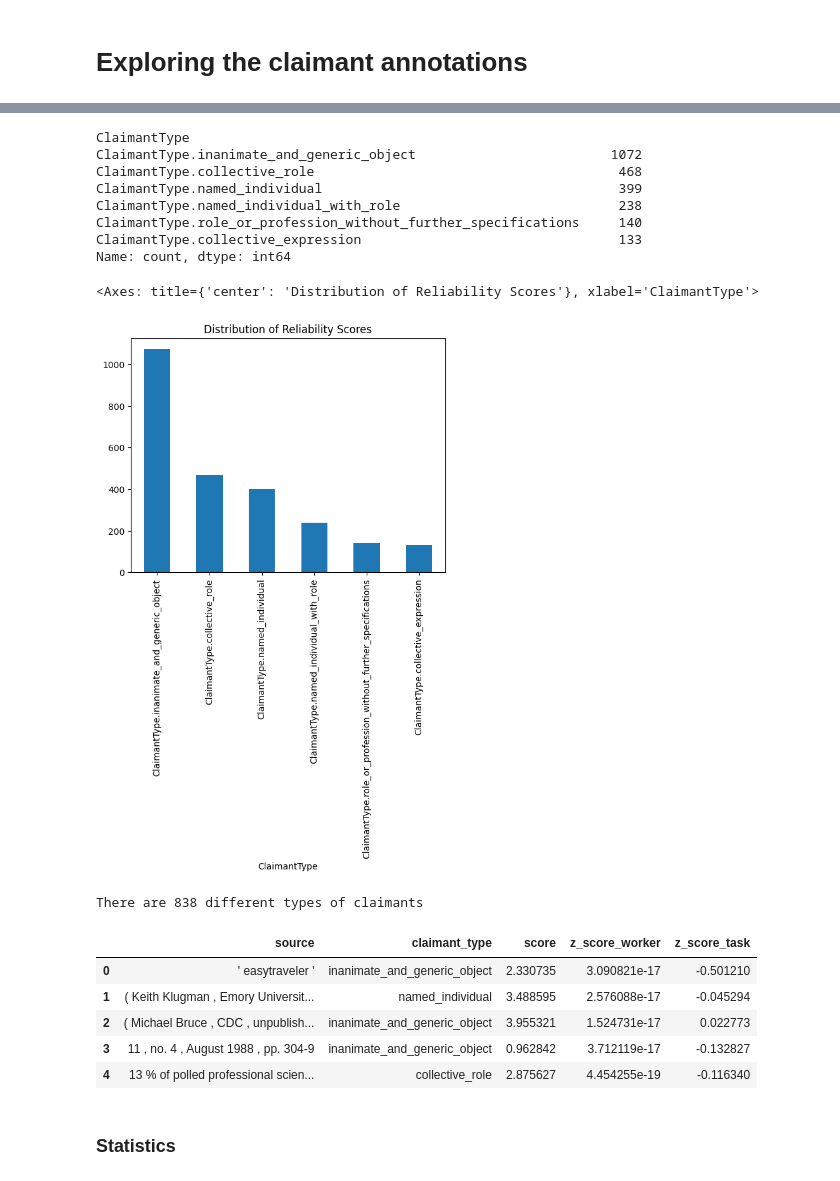
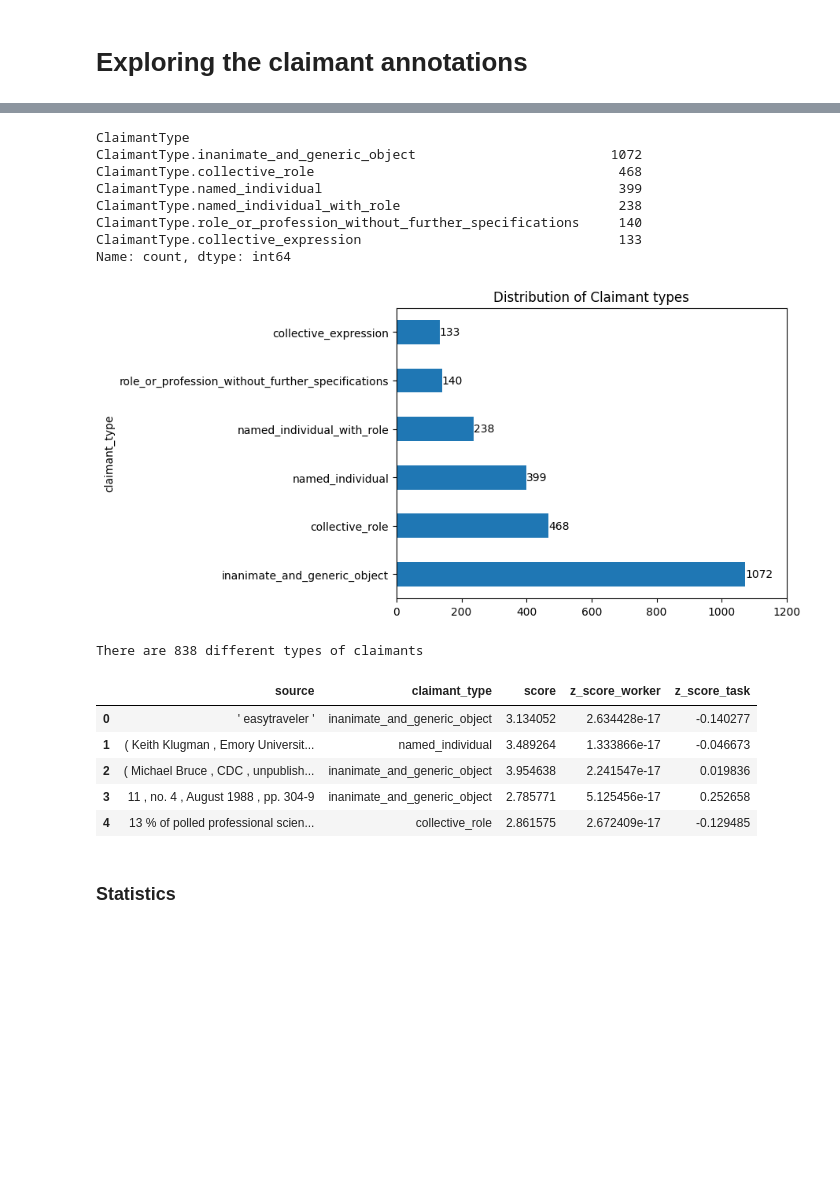
Before and after one commit to bbjoverbeek/credibility-conundrum, a Jupyter notebook: 3_claimant_annotations.ipynb, the cells around one changed output, grey strips where cells are left out. Cells and saved outputs as stored; diff of their text form; code cells hidden in the pictures; blank space fills up the shorter version.

```diff
--- a/3_claimant_annotations.ipynb
+++ b/3_claimant_annotations.ipynb
@@ -32,28 +34,32 @@ claimant_df.head()
 # %%
 print(claimant_df['ClaimantType'].value_counts())
 
-claimant_df['ClaimantType'].value_counts().plot(kind='bar', title='Distribution of Reliability Scores')
+ax = claimant_df['claimant_type'].value_counts().plot(kind='barh', title='Distribution of Claimant types', xlim=(0,1200))
+for container in ax.containers:
+    ax.bar_label(container)
 # %% [output]
 ClaimantType
 ClaimantType.inanimate_and_generic_object                         1072
 ClaimantType.collective_role                                       468
 ClaimantType.named_individual                                      399
 ClaimantType.named_individual_with_role                            238
 ClaimantType.role_or_profession_without_further_specifications     140
 ClaimantType.collective_expression                                 133
 Name: count, dtype: int64
-<Axes: title={'center': 'Distribution of Reliability Scores'}, xlabel='ClaimantType'>
-[figure, old version]
+[figure, new version]
 # %%
 # load dataset
 df = gather_dataset('./data/claimant_data_processed/')
 
-claimant_df['claimant_type'] = claimant_df['ClaimantType'].apply(lambda type_: type_.name)
+# remove examples where the score is 0 (could not determin reliability)
+df = df[df['score'] != 0]
+
 df = pd.merge(df, claimant_df[['task_id', 'claimant_type']], on='task_id')
 
 df = z_score_per_task(df)
 df = z_score_per_worker(df)
 
+# group df per claimant, and take the mean of each of their scores
 grouped_df = df.groupby(['source', 'claimant_type'], as_index=False).agg(
     {'score': 'mean', 'z_score_worker': 'mean', 'z_score_task': 'mean'}
 )
@@ -63,11 +69,11 @@ grouped_df.head()
 # %% [output]
 There are 838 different types of claimants
 |  | source | claimant_type | score | z_score_worker | z_score_task |
-| 0 | ' easytraveler ' | inanimate_and_generic_object | 2.330735 | 3.090821e-17 | -0.501210 |
-| 1 | ( Keith Klugman , Emory Universit... | named_individual | 3.488595 | 2.576088e-17 | -0.045294 |
-| 2 | ( Michael Bruce , CDC , unpublish... | inanimate_and_generic_object | 3.955321 | 1.524731e-17 | 0.022773 |
-| 3 | 11 , no. 4 , August 1988 , pp. 304-9 | inanimate_and_generic_object | 0.962842 | 3.712119e-17 | -0.132827 |
-| 4 | 13 % of polled professional scien... | collective_role | 2.875627 | 4.454255e-19 | -0.116340 |
+| 0 | ' easytraveler ' | inanimate_and_generic_object | 3.134052 | 2.634428e-17 | -0.140277 |
+| 1 | ( Keith Klugman , Emory Universit... | named_individual | 3.489264 | 1.333866e-17 | -0.046673 |
+| 2 | ( Michael Bruce , CDC , unpublish... | inanimate_and_generic_object | 3.954638 | 2.241547e-17 | 0.019836 |
+| 3 | 11 , no. 4 , August 1988 , pp. 304-9 | inanimate_and_generic_object | 2.785771 | 5.125456e-17 | 0.252658 |
+| 4 | 13 % of polled professional scien... | collective_role | 2.861575 | 2.672409e-17 | -0.129485 |
 # %% [markdown]
 ### Statistics
 # %%
```
Also changed, not shown: parts of 11 cells of this notebook.
